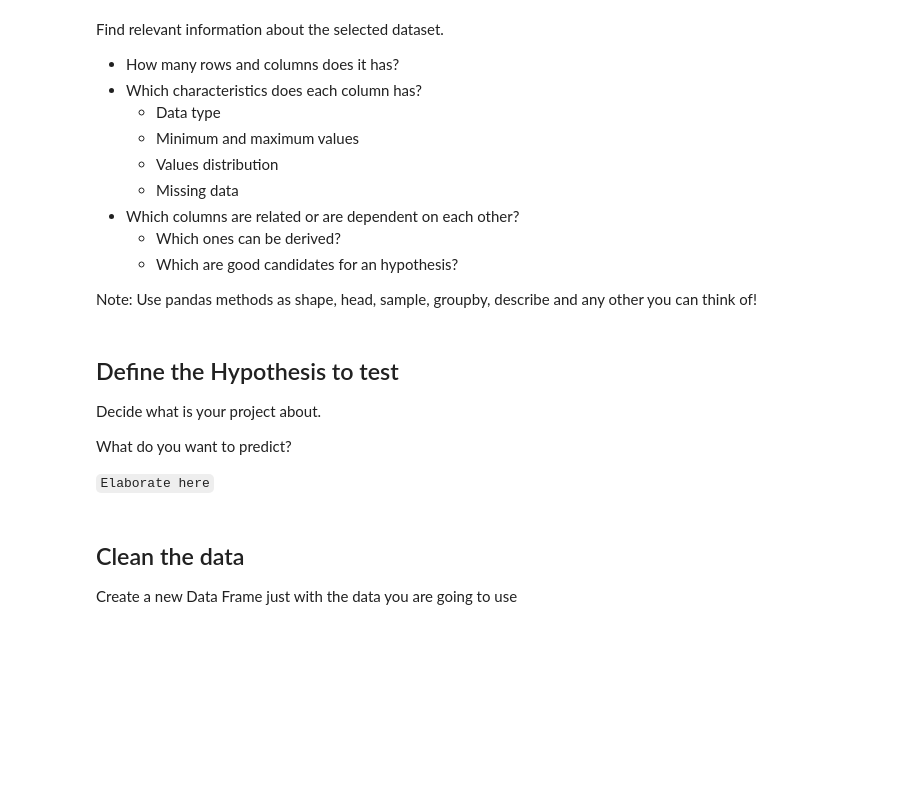
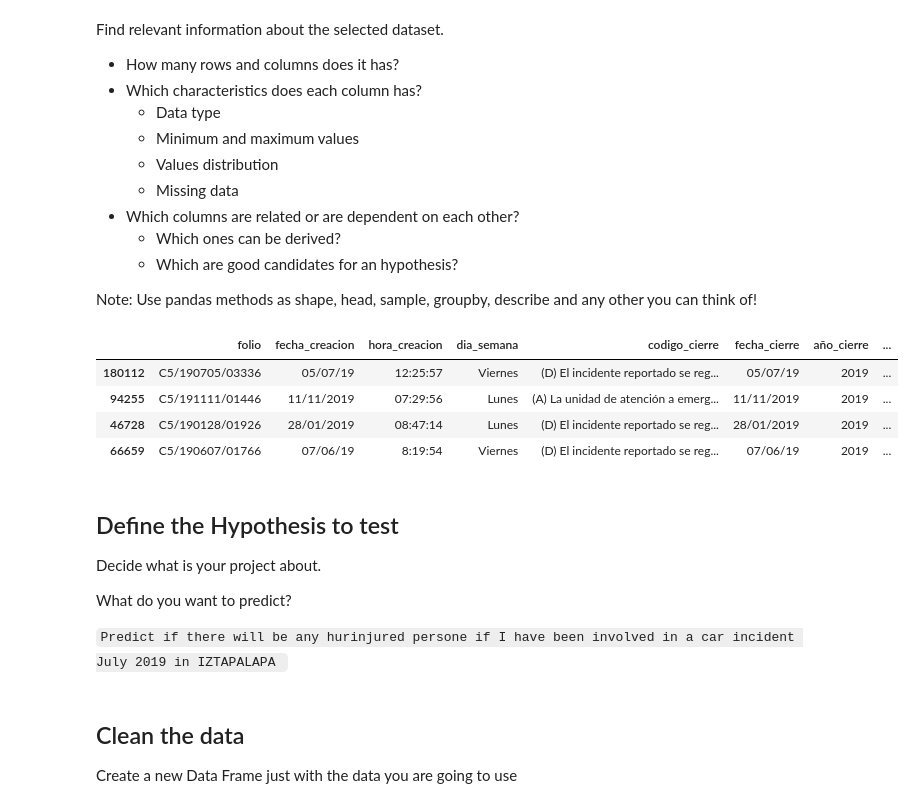
Before and after one commit to c7sanch/capstone-Carolina, a Jupyter notebook: capstone.ipynb, the cells around one changed output. Drawn from its saved outputs; the diff is of its cells as text; code cells hidden in the pictures; blank space fills up the shorter version.

```diff
--- a/capstone.ipynb
+++ b/capstone.ipynb
@@ -45,3 +101,14 @@ Note: Use pandas methods as shape, head, sample, groupby, describe and any other
+# %%
+#Selecting the accidents happening in Mondays and Fridays having a person hit by a car
+Dia = ['Lunes', 'Viernes']
+rslt_df = accidents.loc[(accidents["incidente_c4"] == 'lesionado-atropellado') & accidents["dia_semana"].isin(Dia)]
+rslt_df.sample(4)
+# %% [output]
+|  | folio | fecha_creacion | hora_creacion | dia_semana | codigo_cierre | fecha_cierre | año_cierre | ... |
+| 180112 | C5/190705/03336 | 05/07/19 | 12:25:57 | Viernes | (D) El incidente reportado se reg... | 05/07/19 | 2019 | ... |
+| 94255 | C5/191111/01446 | 11/11/2019 | 07:29:56 | Lunes | (A) La unidad de atención a emerg... | 11/11/2019 | 2019 | ... |
+| 46728 | C5/190128/01926 | 28/01/2019 | 08:47:14 | Lunes | (D) El incidente reportado se reg... | 28/01/2019 | 2019 | ... |
+| 66659 | C5/190607/01766 | 07/06/19 | 8:19:54 | Viernes | (D) El incidente reportado se reg... | 07/06/19 | 2019 | ... |
 # %% [markdown]
 ## Define the Hypothesis to test
 
@@ -49,7 +116,7 @@ Decide what is your project about.
 
 What do you want to predict?
 
-`Elaborate here`
+`Predict if there will be any hurinjured persone if I have been involved in a car incident July 2019 in IZTAPALAPA `
 # %% [markdown]
 ## Clean the data
 
```
Also changed, not shown: parts of 12 cells of this notebook.
